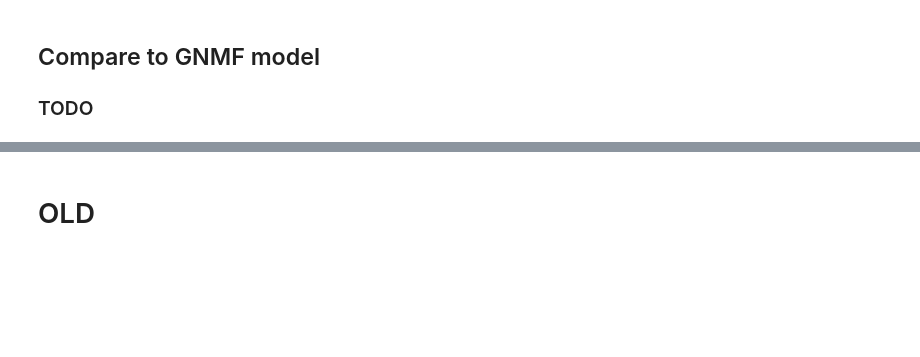
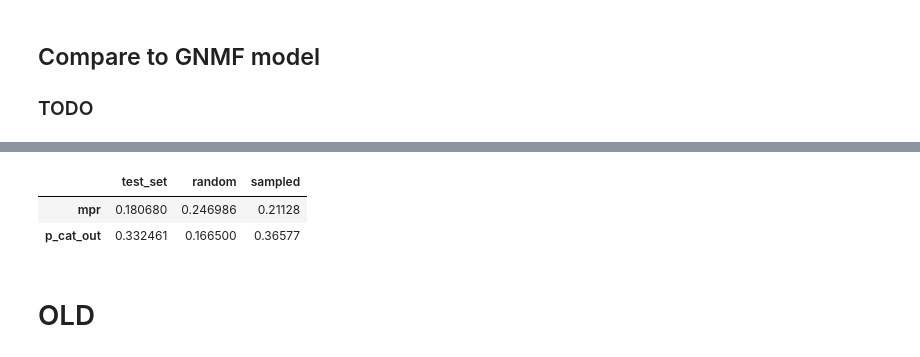
Before and after one commit to kikohs/recog, a Jupyter notebook: notebook/Rec sys.ipynb, the cells around one changed output, grey strips where cells are left out. Saved outputs shown, nothing was run; the diff lists cells and outputs as text; code cells hidden in the pictures; blank space fills up the shorter version.

```diff
--- a/notebook/Rec sys.ipynb
+++ b/notebook/Rec sys.ipynb
@@ -774,0 +847,2 @@ with_cat_best_thetas = average_validation(EXPERIMENT_DIR, 'with_cat_best_thetas'
+# %%
+gnmf_no_cat = average_validation(EXPERIMENT_DIR, 'gnmf_no_cat')
@@ -775,3 +860,9 @@ with_cat_best_thetas = average_validation(EXPERIMENT_DIR, 'with_cat_best_thetas'
+# %%
+gnmf_no_cat
+# %% [output]
+|  | test_set | random | sampled |
+| mpr | 0.180680 | 0.246986 | 0.21128 |
+| p_cat_out | 0.332461 | 0.166500 | 0.36577 |
 # %% [markdown]
 # OLD
 # %% [markdown]
```
Also changed, not shown: parts of 11 cells of this notebook.
